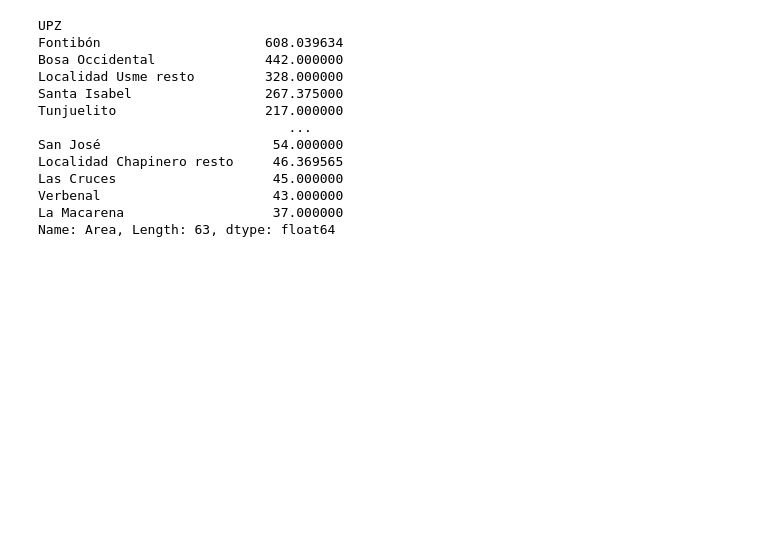
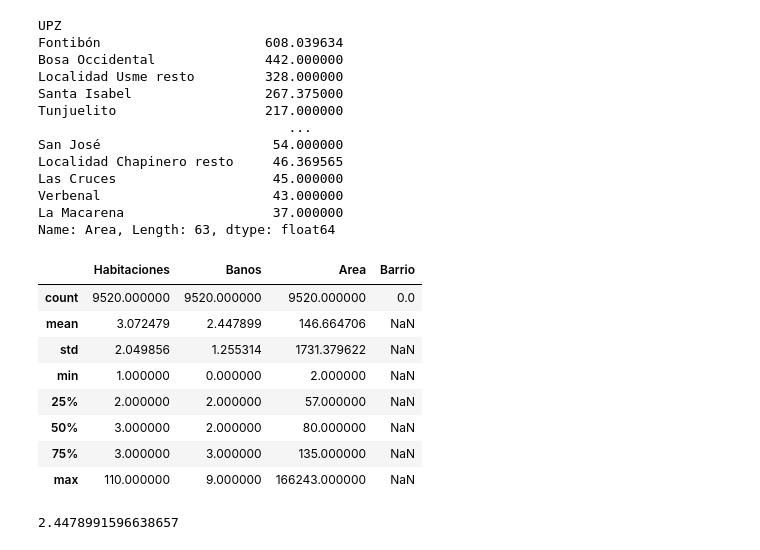
Before and after one commit to itati3911/ALURA_INMERSION_DE_DATOS, a Jupyter notebook: INMERSION_DATOS_ALURA_CLASE_1.ipynb, the cells around one changed output. Cells and saved outputs as stored; diff of their text form; code cells hidden in the pictures; blank space fills up the shorter version.

```diff
--- a/INMERSION_DATOS_ALURA_CLASE_1.ipynb
+++ b/INMERSION_DATOS_ALURA_CLASE_1.ipynb
@@ -251,3 +251,25 @@ Las Cruces                    45.000000
 Verbenal                      43.000000
 La Macarena                   37.000000
 Name: Area, Length: 63, dtype: float64
+# %%
+#EJERCICIO 2
+inmuebles.describe() #BREVE DESCRIPCION SOBRE EL DATAFRAME EN LAS COLUMNAS CON VALORES
+# %% [output]
+|  | Habitaciones | Banos | Area | Barrio |
+| count | 9520.000000 | 9520.000000 | 9520.000000 | 0.0 |
+| mean | 3.072479 | 2.447899 | 146.664706 | NaN |
+| std | 2.049856 | 1.255314 | 1731.379622 | NaN |
+| min | 1.000000 | 0.000000 | 2.000000 | NaN |
+| 25% | 2.000000 | 2.000000 | 57.000000 | NaN |
+| 50% | 3.000000 | 2.000000 | 80.000000 | NaN |
+| 75% | 3.000000 | 3.000000 | 135.000000 | NaN |
+| max | 110.000000 | 9.000000 | 166243.000000 | NaN |
+# %%
+#CALCULO DE ALGUNAS MEDIDAS CALCULABLES DEL DF
+inmuebles['Area'].sum() #suma de todo el area de los inmuebles
+inmuebles['Banos'].sum()
+inmuebles['Banos'].mode() #moda de los baños
+inmuebles['Banos'].median() #mediana de los baños
+inmuebles['Banos'].mean() #promedio de los baños
+# %% [output]
+2.4478991596638657
```
